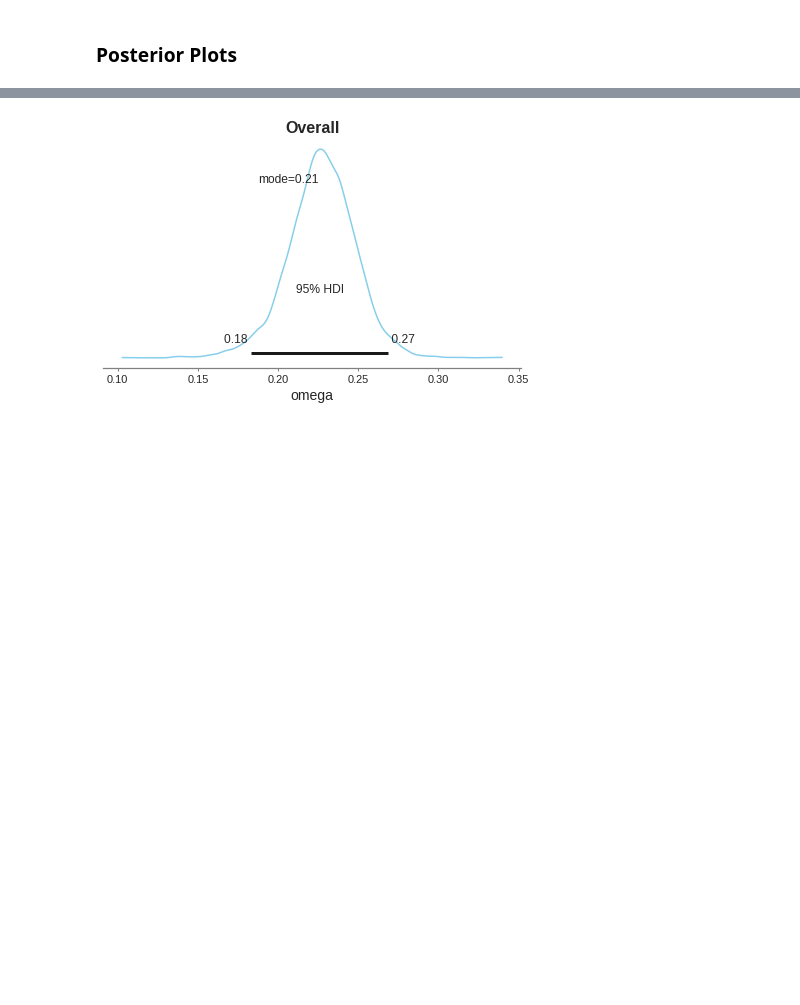
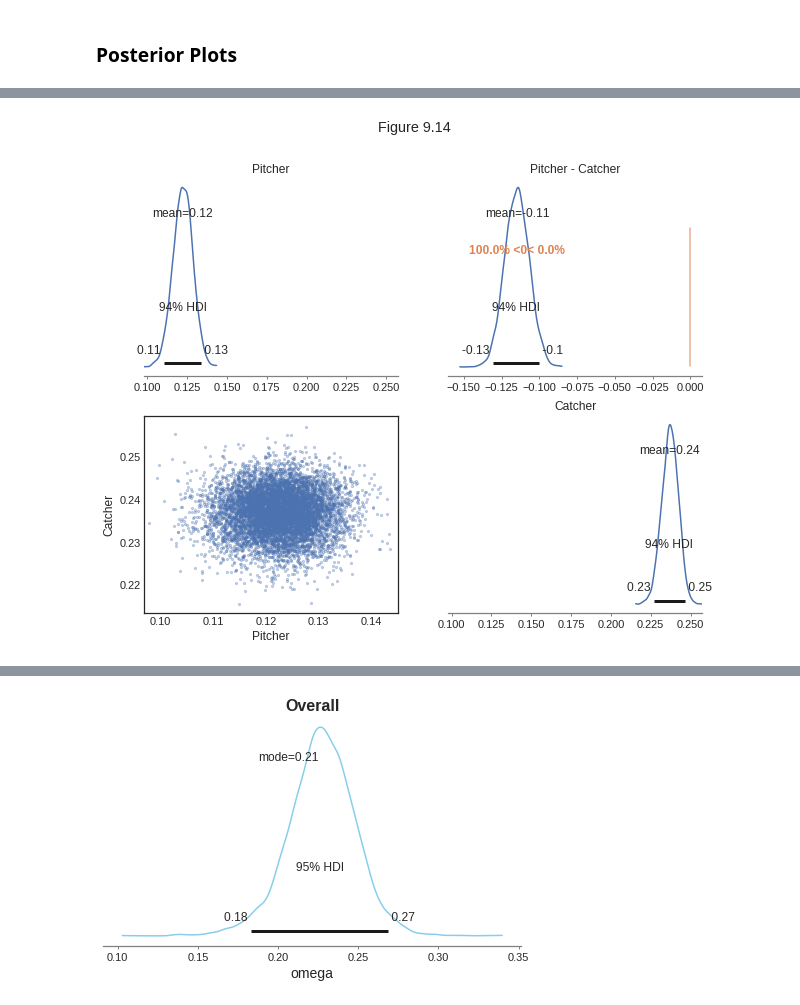
Before and after one commit to yongduek/DBDA-python, a Jupyter notebook: with_numpyro/Ch_09_BaseballBatting.ipynb, the cells around one changed output, grey strips where cells are left out. Saved outputs shown, nothing was run; the diff lists cells and outputs as text; code cells hidden in the pictures; blank space fills up the shorter version.

```diff
--- a/with_numpyro/Ch_09_BaseballBatting.ipynb
+++ b/with_numpyro/Ch_09_BaseballBatting.ipynb
@@ -270,0 +294,33 @@ az.plot_trace(trace, ['omega', 'kappa', 'omega_c', 'kappa_c']);
+# %%
+def plot_difference(omega_c, namelist, title=None):
+    pitcher_id = list(pripos_codes).index(namelist[0])
+    catcher_id = list(pripos_codes).index(namelist[1])
+
+    pitcher = np.array(omega_c[:,:, pitcher_id]).reshape(-1)
+    catcher = np.array(omega_c[:,:, catcher_id]).reshape(-1)
+    pmc = pitcher - catcher # posterior samples of the difference
+
+    fig, axes = plt.subplots(2,2, figsize=(10,8))
+    ax0, ax1, ax2, ax3 = axes.ravel()
+
+    az.plot_posterior(pitcher, point_estimate='mean',ax=ax0); ax0.set_title(namelist[0])
+
+    az.plot_posterior(pmc, point_estimate='mean', ref_val=0., ax=ax1); ax1.set_title(f'{namelist[0]} - {namelist[1]}');
+
+    ax2.scatter(pitcher, catcher, marker='o', s=5, alpha=.3); ax2.set_xlabel(namelist[0]); ax2.set_ylabel(namelist[1])
+    ax2.plot([0,1], [0,1], '--')
+    ax2.set_xlim(pitcher.min()*.99, pitcher.max()*1.01)
+    ax2.set_ylim(catcher.min()*.99, catcher.max()*1.01)
+
+    az.plot_posterior(catcher, point_estimate='mean',ax=ax3); ax3.set_title(namelist[1]);
+
+    for ax in [ax0, ax3]:
+        ax.set_xlim(min([pitcher.min(), catcher.min()]),  max([pitcher.max(), catcher.max()]))
+
+    if title is not None:
+        fig.suptitle(title)
+# %%
+plot_difference(trace.omega_c, ['Pitcher', 'Catcher'],
+               title='Figure 9.14')
+# %% [output]
+[figure, added]
```
Also changed, not shown: parts of 6 cells of this notebook.
